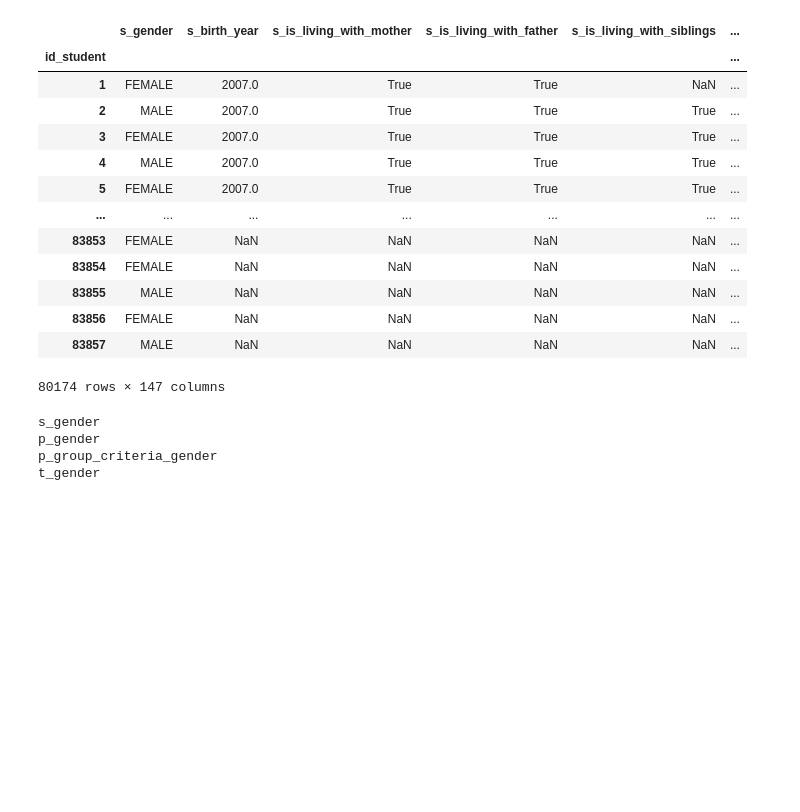
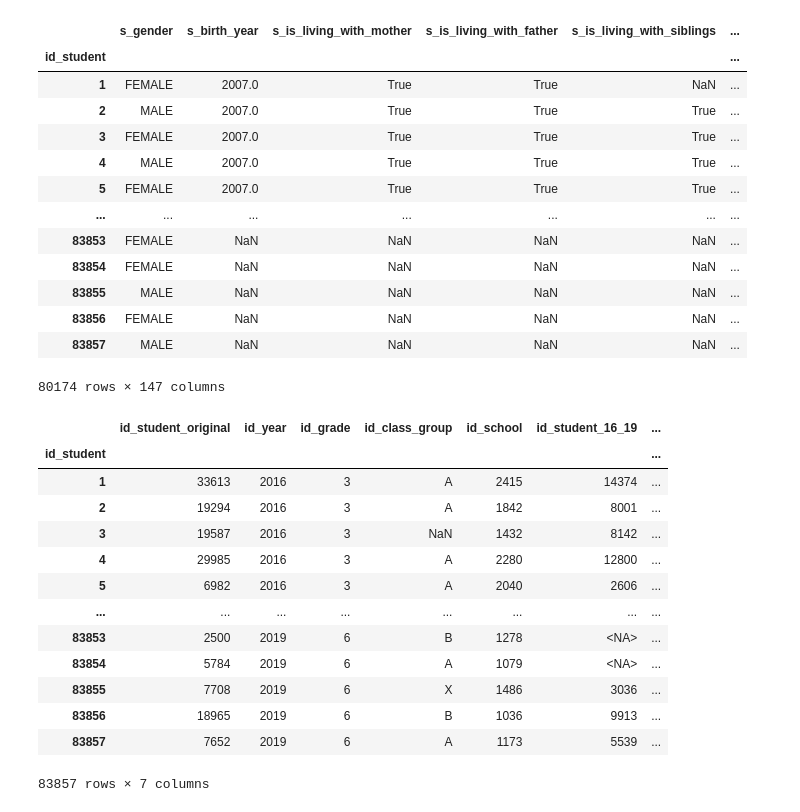
Before and after one commit to aequitas-aod/experiment-ull-dataset-preprocessing, a Jupyter notebook: src/pre_processing/notebooks/main.ipynb, the cells around one changed output. Saved outputs shown, nothing was run; the diff lists cells and outputs as text; code cells hidden in the pictures; blank space fills up the shorter version.

```diff
--- a/src/pre_processing/notebooks/main.ipynb
+++ b/src/pre_processing/notebooks/main.ipynb
@@ -128,9 +116,23 @@ frequency_of_cols = [col for col in df if col.startswith('frequency_of')]
-# %%
-for col in df.columns:
-    if "gender" in col:
-        print(col)
-# %% [output]
-s_gender
-p_gender
-p_group_criteria_gender
-t_gender
+# %%
+ids = pd.read_csv(
+    os.path.join(DATA_SPLIT_PATH, "identifiers.csv"), low_memory=False
+)
+ids = ids.set_index("id_student")
+int_identifiers = [col for col in ids.columns if col not in ["id_class_group"]]
+ids[int_identifiers] = ids[int_identifiers].astype("Int64")
+ids
+# %% [output]
+|  | id_student_original | id_year | id_grade | id_class_group | id_school | id_student_16_19 | ... |
+| id_student |  |  |  |  |  |  | ... |
+| 1 | 33613 | 2016 | 3 | A | 2415 | 14374 | ... |
+| 2 | 19294 | 2016 | 3 | A | 1842 | 8001 | ... |
+| 3 | 19587 | 2016 | 3 | NaN | 1432 | 8142 | ... |
+| 4 | 29985 | 2016 | 3 | A | 2280 | 12800 | ... |
+| 5 | 6982 | 2016 | 3 | A | 2040 | 2606 | ... |
+| ... | ... | ... | ... | ... | ... | ... | ... |
+| 83853 | 2500 | 2019 | 6 | B | 1278 | <NA> | ... |
+| 83854 | 5784 | 2019 | 6 | A | 1079 | <NA> | ... |
+| 83855 | 7708 | 2019 | 6 | X | 1486 | 3036 | ... |
+| 83856 | 18965 | 2019 | 6 | B | 1036 | 9913 | ... |
+| 83857 | 7652 | 2019 | 6 | A | 1173 | 5539 | ... |
+83857 rows × 7 columns
```
Also changed, not shown: parts of 15 cells of this notebook, 25 other files.
